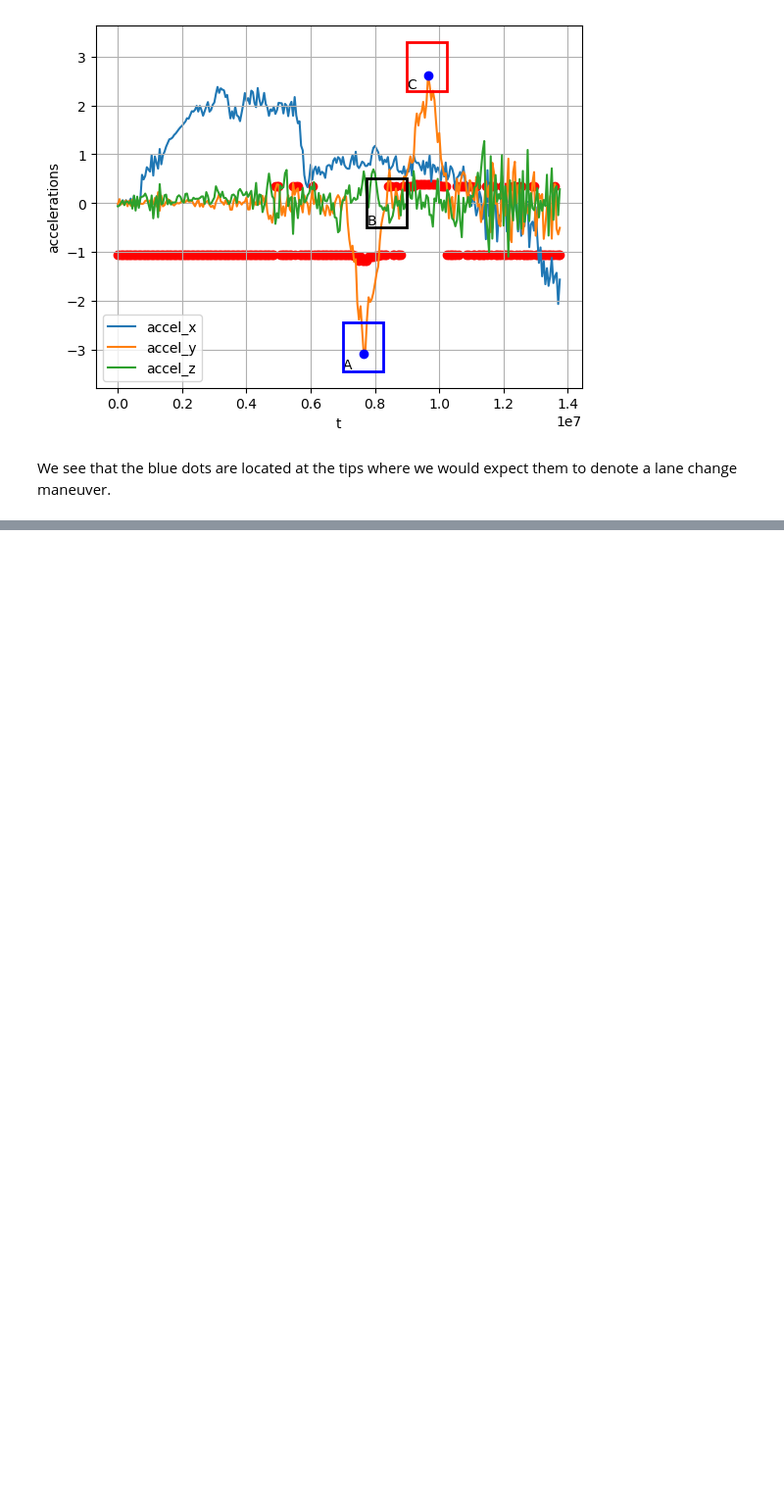
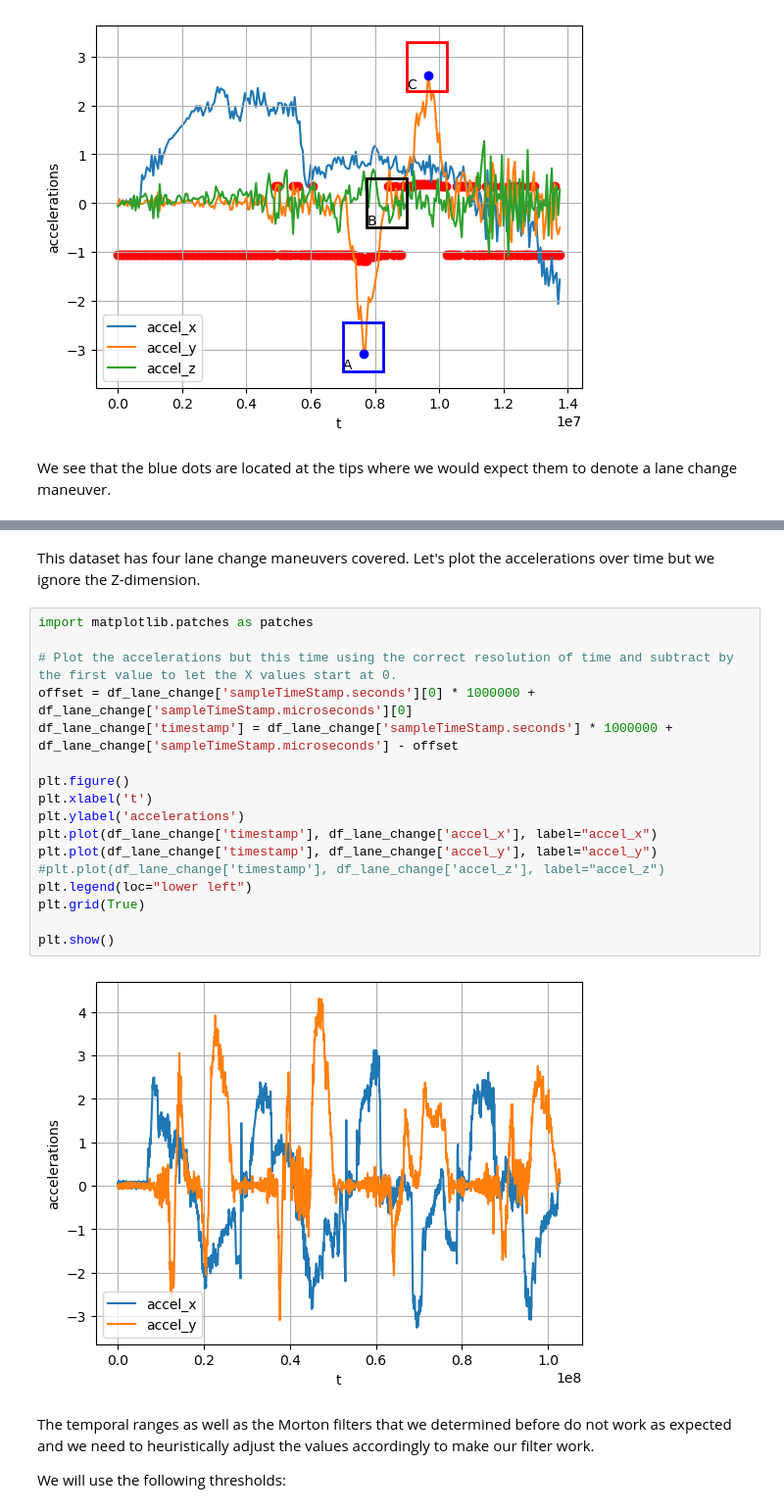
Before and after one commit to chrberger/sfc, a Jupyter notebook: IntroductionToAppliedEventDetection.ipynb, the cells around one changed output, grey strips where cells are left out. Shown at 98% size. Drawn from its saved outputs; the diff is of its cells as text; blank space fills up the shorter version.

```diff
--- a/IntroductionToAppliedEventDetection.ipynb
+++ b/IntroductionToAppliedEventDetection.ipynb
@@ -1061,0 +1084,25 @@ We see that the blue dots are located at the tips where we would expect them to
+# %% [markdown]
+This dataset has four lane change maneuvers covered. Let's plot the accelerations over time but we ignore the Z-dimension.
+# %%
+import matplotlib.patches as patches
+
+# Plot the accelerations but this time using the correct resolution of time and subtract by the first value to let the X values start at 0.
+offset = df_lane_change['sampleTimeStamp.seconds'][0] * 1000000 + df_lane_change['sampleTimeStamp.microseconds'][0]
+df_lane_change['timestamp'] = df_lane_change['sampleTimeStamp.seconds'] * 1000000 + df_lane_change['sampleTimeStamp.microseconds'] - offset
+
+plt.figure()
+plt.xlabel('t')
+plt.ylabel('accelerations')
+plt.plot(df_lane_change['timestamp'], df_lane_change['accel_x'], label="accel_x")
+plt.plot(df_lane_change['timestamp'], df_lane_change['accel_y'], label="accel_y")
+#plt.plot(df_lane_change['timestamp'], df_lane_change['accel_z'], label="accel_z")
+plt.legend(loc="lower left")
+plt.grid(True)
+
+plt.show()
+# %% [output]
+[figure, added]
+# %% [markdown]
+The temporal ranges as well as the Morton filters that we determined before do not work as expected and we need to heuristically adjust the values accordingly to make our filter work.
+
+We will use the following thresholds:
```
Also changed, not shown: parts of 13 cells of this notebook.
